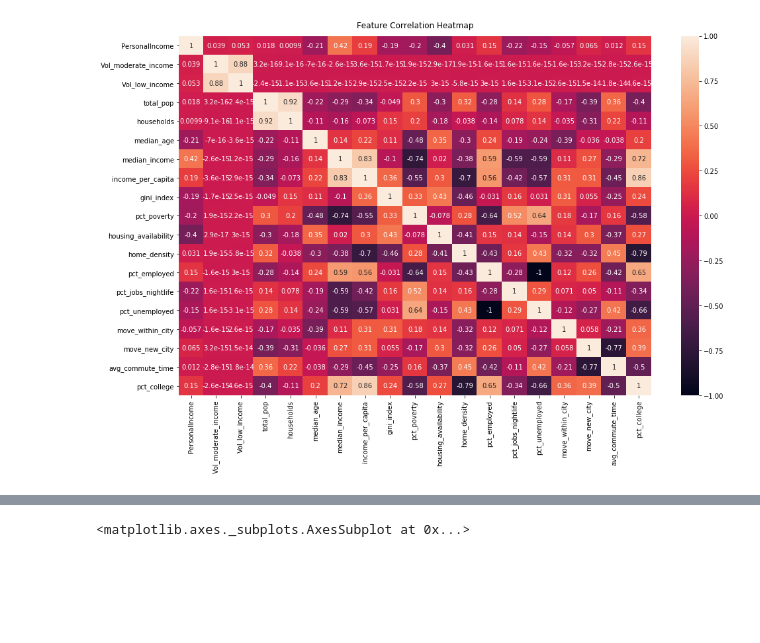
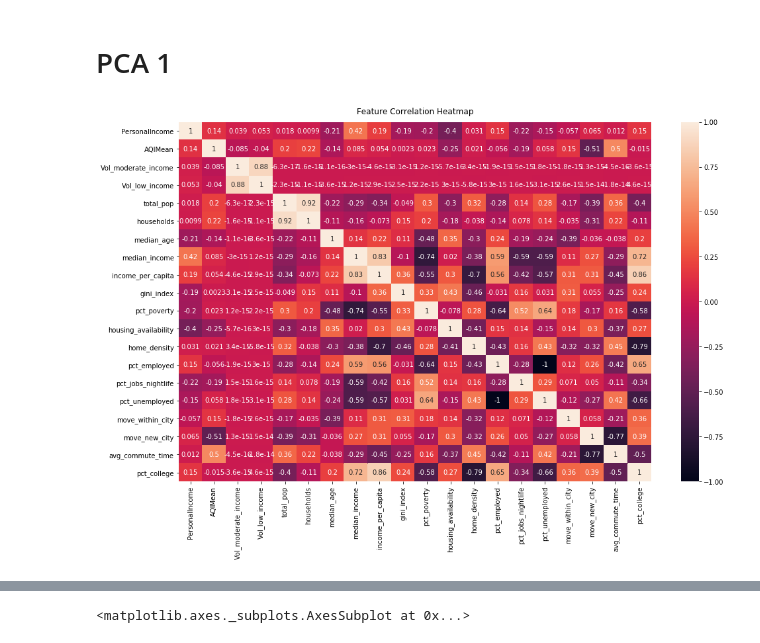
Before and after one commit to EugeniaDickson/zillow_rent_index, a Jupyter notebook: casey/PCA.ipynb, the cells around one changed output, grey strips where cells are left out. Drawn from its saved outputs; the diff is of its cells as text; code cells hidden in the pictures; blank space fills up the shorter version.

```diff
--- a/casey/PCA.ipynb
+++ b/casey/PCA.ipynb
@@ -7,7 +11,7 @@ import pandas as pd
 zillow = pd.read_csv('../../data/zillow_full_imputed.csv')
 # %%
 #zillow.columns
-features = zillow[['PersonalIncome', 'Vol_moderate_income',
+features = zillow[['PersonalIncome', 'AQIMean','Vol_moderate_income',
                    'Vol_low_income', 'total_pop', 'households', 'median_age',
                    'median_income', 'income_per_capita', 'gini_index', 'pct_poverty',
                    'housing_availability', 'home_density', 'pct_employed',
@@ -29,14 +36,15 @@ scaled_feats.head()
+# %% [markdown]
+# PCA 1
 # %%
-import seaborn as sns
 # try a correlation heat map to assess for multicollinearity
 
 plt.figure(figsize=(16, 10)) # larger for ease of viewing
 
-heatmap = sns.heatmap(features.corr(), vmin=-1, vmax=1, annot=True)
+heatmap = sns.heatmap(scaled_feats.corr(), vmin=-1, vmax=1, annot=True)
 # vmin/vmax are for the -1 to 1 on legend; annot=True lists corr vals in squares
 heatmap.set_title('Feature Correlation Heatmap', fontdict={'fontsize':12}, pad=12);
 # %% [output]
-[figure, old version]
+[figure, new version]
 # %%
 # removing a few feats that don't seem to be correlated:
 # pct employed vs unemployed -> we only need to have the unemployed column (1-unemployed = employed)
```
Also changed, not shown: parts of 40 cells of this notebook.
